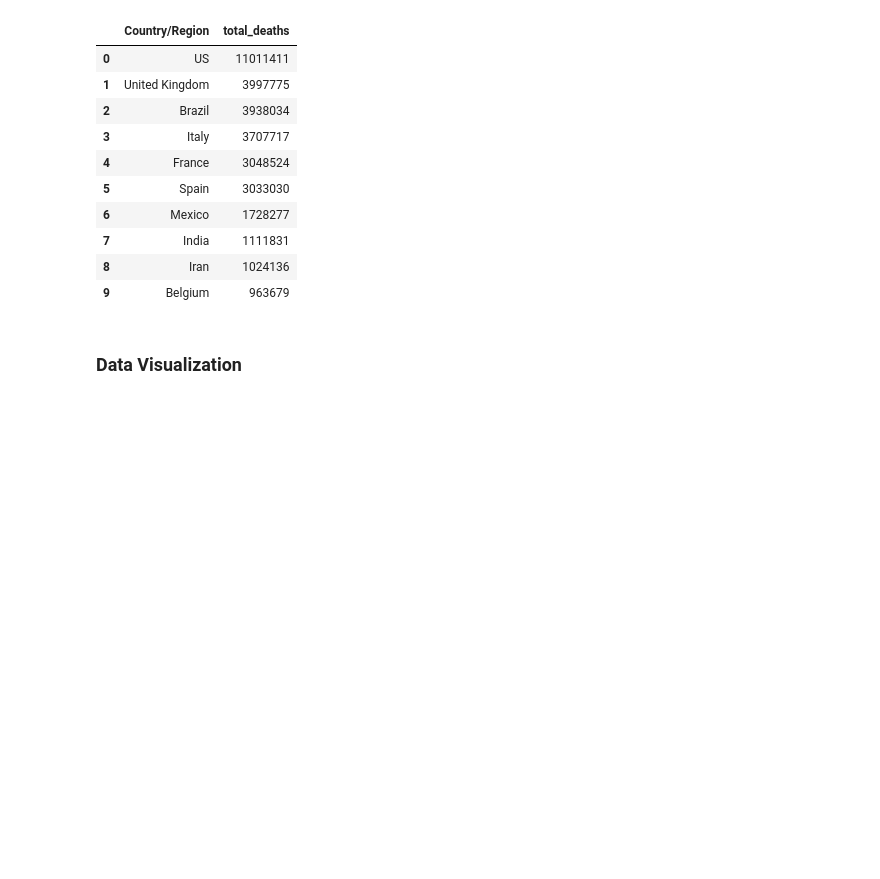
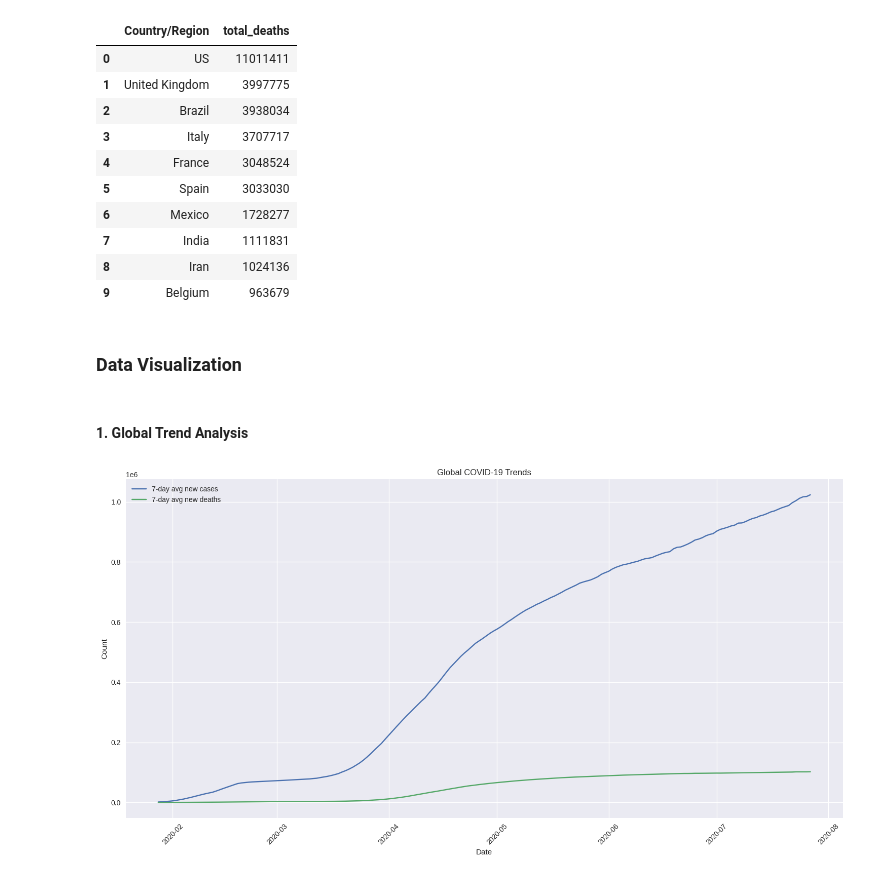
Before and after one commit to iAbanoubSamir/covid19-analysis, a Jupyter notebook: CovidDataAnalysis.ipynb, the cells around one changed output. Saved outputs shown, nothing was run; the diff lists cells and outputs as text; code cells hidden in the pictures; blank space fills up the shorter version.

Commit message:
Add visualizations with matplotlib

```diff
--- a/CovidDataAnalysis.ipynb
+++ b/CovidDataAnalysis.ipynb
@@ -440,3 +462,19 @@ LIMIT 10;
 | 9 | Belgium | 963679 |
 # %% [markdown]
 ### Data Visualization
+# %% [markdown]
+#### 1. Global Trend Analysis
+# %%
+plt.figure(figsize=(15, 8))
+plt.plot(daily_df.groupby('Date')['New Cases'].sum().rolling(7).mean(), label='7-day avg new cases')
+plt.plot(daily_df.groupby('Date')['New Deaths'].sum().rolling(7).mean(), label='7-day avg new deaths')
+plt.title('Global COVID-19 Trends')
+plt.xlabel('Date')
+plt.ylabel('Count')
+plt.legend()
+plt.grid(True)
+plt.xticks(rotation=45)
+plt.tight_layout()
+plt.show()
+# %% [output]
+[figure, added]
```
Also changed, not shown: parts of 14 cells of this notebook, 4 other files.
